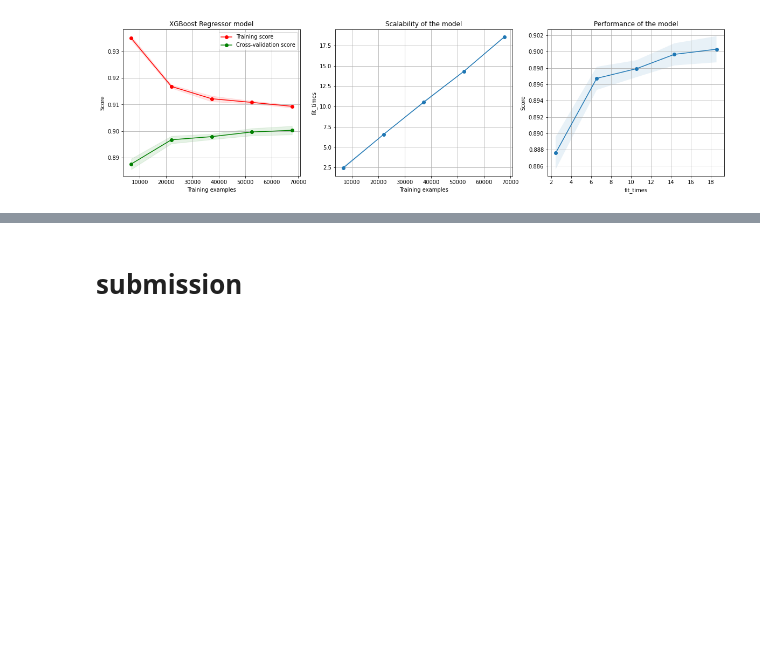
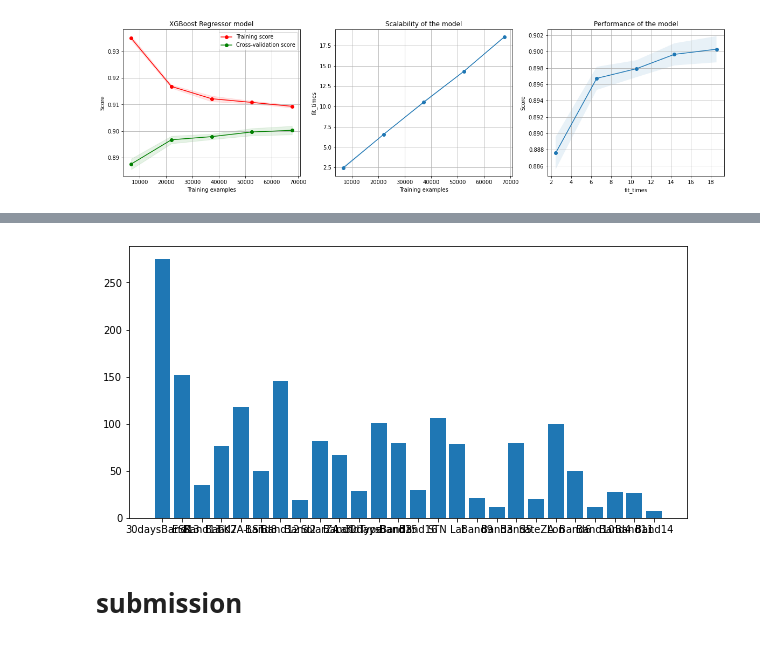
Before and after one commit to luanakwon/GroundTemperature, a Jupyter notebook: GroundTemp.ipynb, the cells around one changed output, grey strips where cells are left out. Drawn from its saved outputs; the diff is of its cells as text; code cells hidden in the pictures; blank space fills up the shorter version.

```diff
--- a/GroundTemp.ipynb
+++ b/GroundTemp.ipynb
@@ -555,0 +565,28 @@ plt.show()
+# %%
+# setting params
+# https://xgboost.readthedocs.io/en/stable/parameter.html
+param = {
+    'max_depth': 4,
+    'eta': 0.2,
+    'subsample': 0.8,
+    'predictor':'cpu_predictor',
+    'objective': 'reg:squarederror',
+    'eval_metric': 'rmse',
+    'seed':RANDOM_STATE
+}
+dtrain_LST = xgb.DMatrix(X_train,label=Y_train_LST)
+dval_LST = xgb.DMatrix(X_val,label=Y_val_LST)
+dtrain_TA = xgb.DMatrix(X_train,label=Y_train_TA)
+dval_TA = xgb.DMatrix(X_val,label=Y_val_TA)
+evallist_LST = [(dtrain_LST,'train'),(dval_LST,'eval')]
+evallist_TA = [(dtrain_TA,'train'),(dval_TA,'eval')]
+# %%
+# train LST
+model_LST = xgb.train(
+    param,
+    dtrain_LST,
+    num_boost_round=120,
+    evals=evallist_LST,
+    early_stopping_rounds=15,
+    verbose_eval=30
+)
@@ -555,0 +602,13 @@ plt.show()
+# %%
+fscore = model_LST.get_fscore()
+
+x = np.arange(len(fscore))
+years = fscore.keys()
+values = fscore.values()
+
+plt.figure(figsize=(10,5))
+plt.bar(x, values)
+plt.xticks(x, years)
+plt.show()
+# %% [output]
+[figure, added]
```
Also changed, not shown: parts of 9 cells of this notebook.
